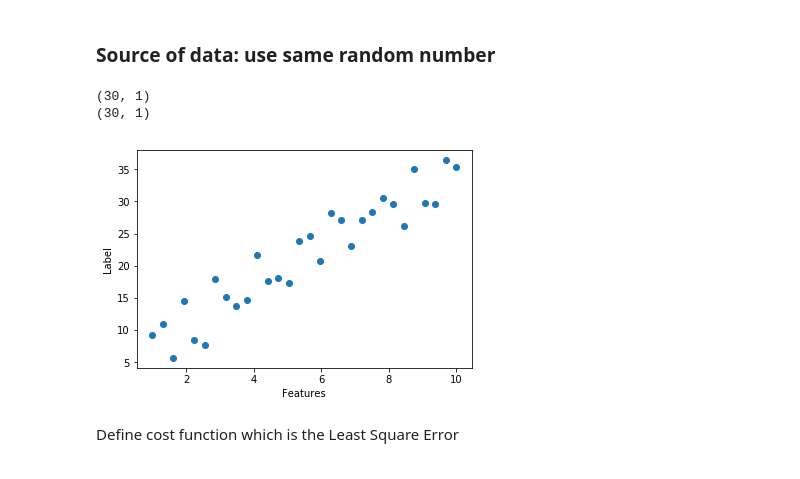
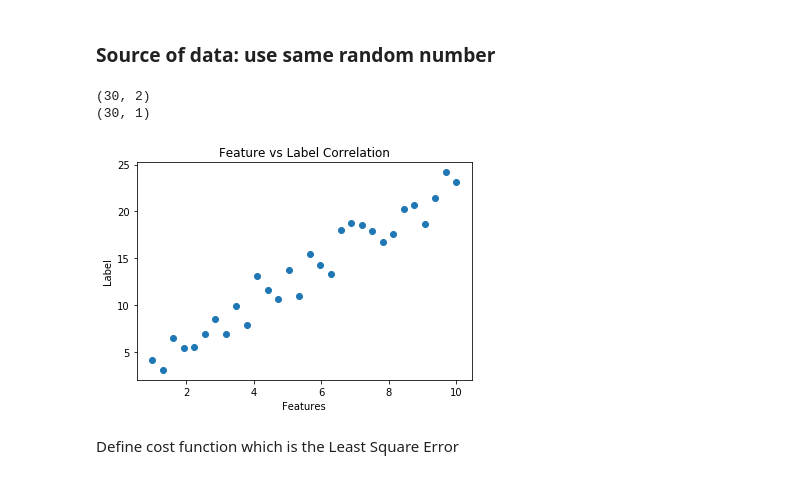
Before and after one commit to dbkamal/Machine_Learning_Practice_Python, a Jupyter notebook: model/Simple_Linear_Regression_Model.ipynb, the cells around one changed output. Saved outputs shown, nothing was run; the diff lists cells and outputs as text; code cells hidden in the pictures.

```diff
--- a/model/Simple_Linear_Regression_Model.ipynb
+++ b/model/Simple_Linear_Regression_Model.ipynb
@@ -9,20 +9,29 @@ import matplotlib.pyplot as plt
 # %%
 m = 30 # number of observation
 X = np.linspace(start=1, stop=10, num=m).reshape(-1,1) # features or X
-Y = np.add(np.random.rand(m,1)*10, 3 * X).reshape(-1,1)
-print(X.shape)
+
+# create an array containing only "1"
+ones = np.ones([X.shape[0], 1])
+
+#cocatenate the ones to X matrix
+# h(theta) = theta_0 * x_0 + theta_1 * x_1 where x_0 one vector
+X_mod = np.concatenate([ones, X], 1)
+
+Y = np.add(np.random.rand(m,1)*5, 2 * X).reshape(-1,1)
+print(X_mod.shape)
 print(Y.shape)
 # %% [output]
+(30, 2)
 (30, 1)
-(30, 1)
 # %%
 # plot the data
 plt.scatter(X, Y)
 plt.xlabel('Features')
 plt.ylabel('Label')
+plt.title('Feature vs Label Correlation')
 plt.show()
 # %% [output]
-[figure, old version]
+[figure, new version]
 # %% [markdown]
 Define cost function which is the Least Square Error
 # %%
```
Also changed, not shown: parts of 5 cells of this notebook.
